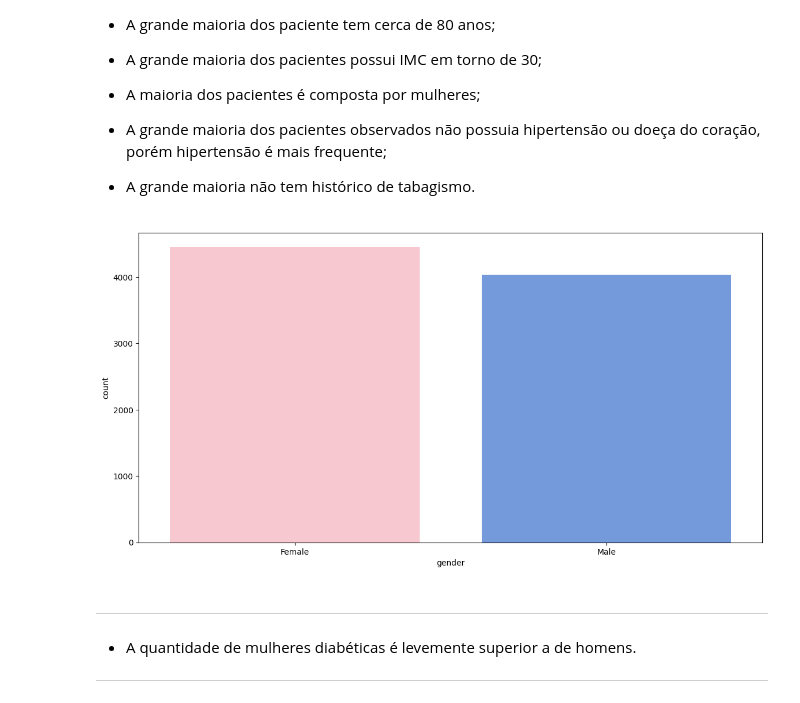
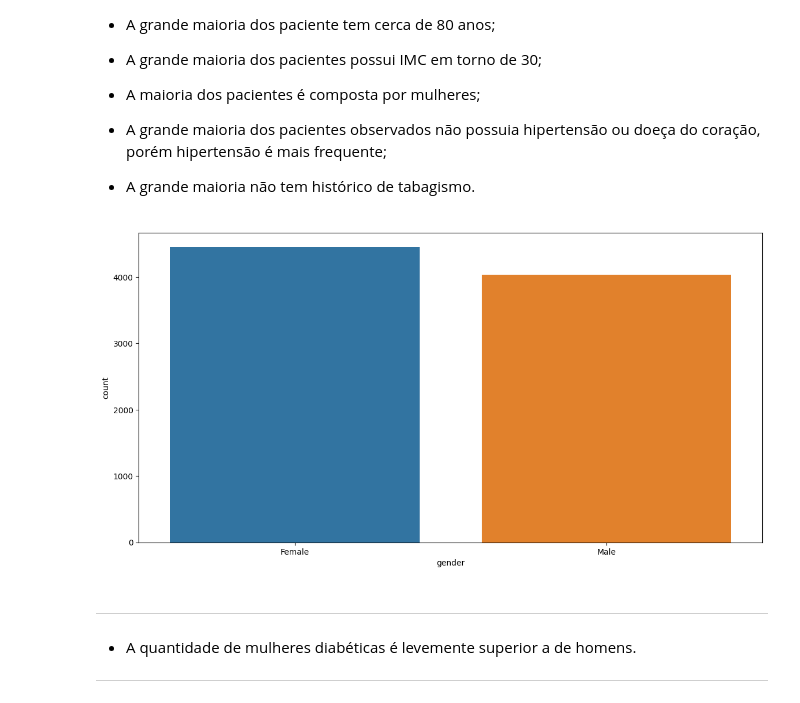
Before and after one commit to atlantico-academy/equipe2-2014.2, a Jupyter notebook: notebooks/01-exploratory_data_analysis.ipynb, the cells around one changed output. Cells and saved outputs as stored; diff of their text form; code cells hidden in the pictures.

```diff
--- a/notebooks/01-exploratory_data_analysis.ipynb
+++ b/notebooks/01-exploratory_data_analysis.ipynb
@@ -177,12 +177,11 @@ Text(0.5, 0, '')
 # %%
 #cria gráfico relacionando genero e diabetes
 plt.figure(figsize=(14,7))
 df_diabetes = df[df['diabetes'] == 1]
-palette = {'Female': 'pink', 'Male': 'cornflowerblue'}
-sns.countplot(x='gender',data=df_diabetes,palette=palette)
+sns.countplot(x='gender',data=df_diabetes)
 plt.show()
 # %% [output]
-[figure, old version]
+[figure, new version]
 # %% [markdown]
 ---
 
```
Also changed, not shown: parts of 6 cells of this notebook.
